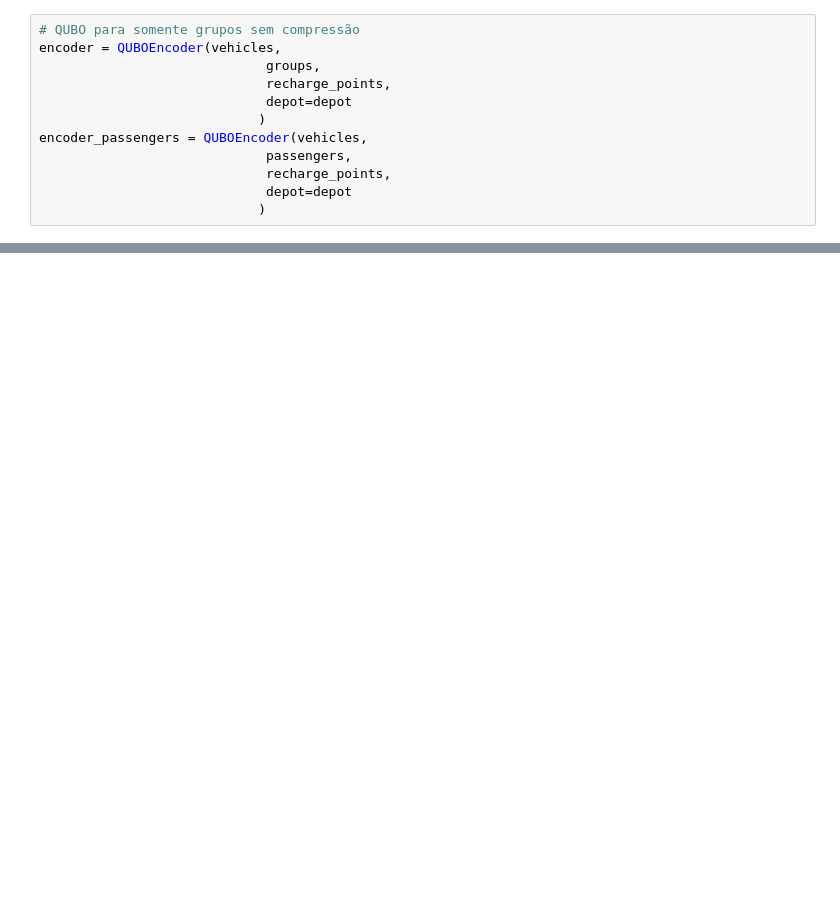
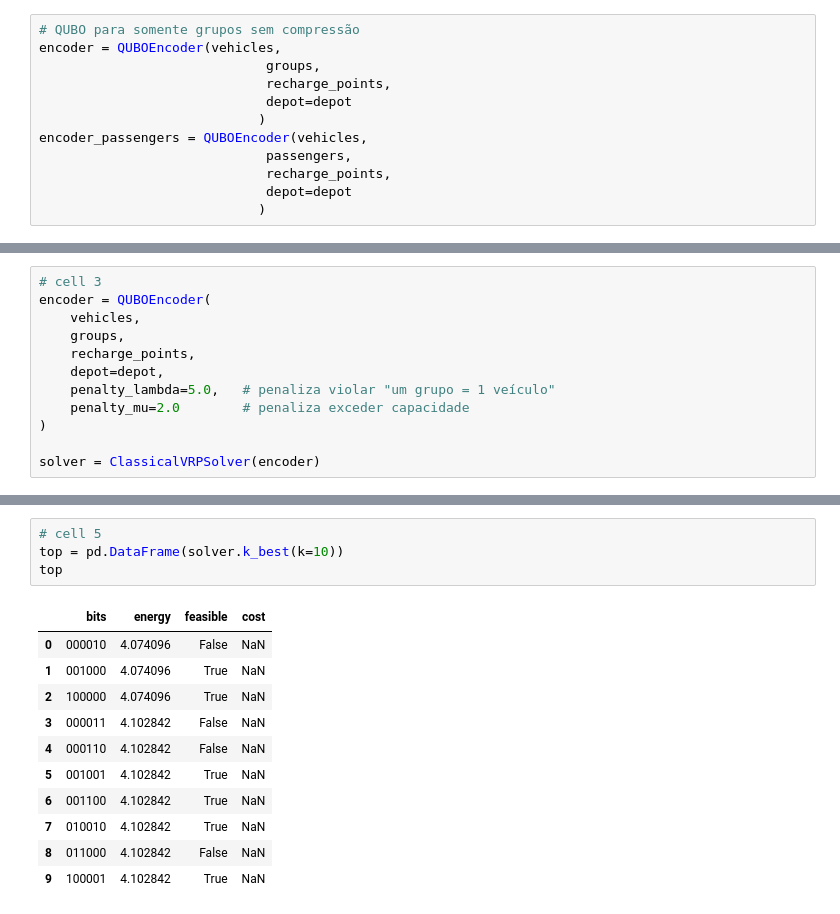
Before and after one commit to mephessivolc/EA-VRP, a Jupyter notebook: main.ipynb, the cells around one changed output, grey strips where cells are left out. Saved outputs shown, nothing was run; the diff lists cells and outputs as text; blank space fills up the shorter version.

```diff
--- a/main.ipynb
+++ b/main.ipynb
@@ -181,0 +193,12 @@ Grafo salvo em: figs/teste_grafo.png
+# %%
+# cell 3
+encoder = QUBOEncoder(
+    vehicles,
+    groups,
+    recharge_points,
+    depot=depot,
+    penalty_lambda=5.0,   # penaliza violar "um grupo = 1 veículo"
+    penalty_mu=2.0        # penaliza exceder capacidade
+)
+
+solver = ClassicalVRPSolver(encoder)
@@ -181,0 +216,16 @@ Grafo salvo em: figs/teste_grafo.png
+# %%
+# cell 5
+top = pd.DataFrame(solver.k_best(k=10))
+top
+# %% [output]
+|  | bits | energy | feasible | cost |
+| 0 | 000010 | 4.074096 | False | NaN |
+| 1 | 001000 | 4.074096 | True | NaN |
+| 2 | 100000 | 4.074096 | True | NaN |
+| 3 | 000011 | 4.102842 | False | NaN |
+| 4 | 000110 | 4.102842 | False | NaN |
+| 5 | 001001 | 4.102842 | True | NaN |
+| 6 | 001100 | 4.102842 | True | NaN |
+| 7 | 010010 | 4.102842 | True | NaN |
+| 8 | 011000 | 4.102842 | False | NaN |
+| 9 | 100001 | 4.102842 | True | NaN |
```
Also changed, not shown: parts of 31 cells of this notebook, 5 other files.
